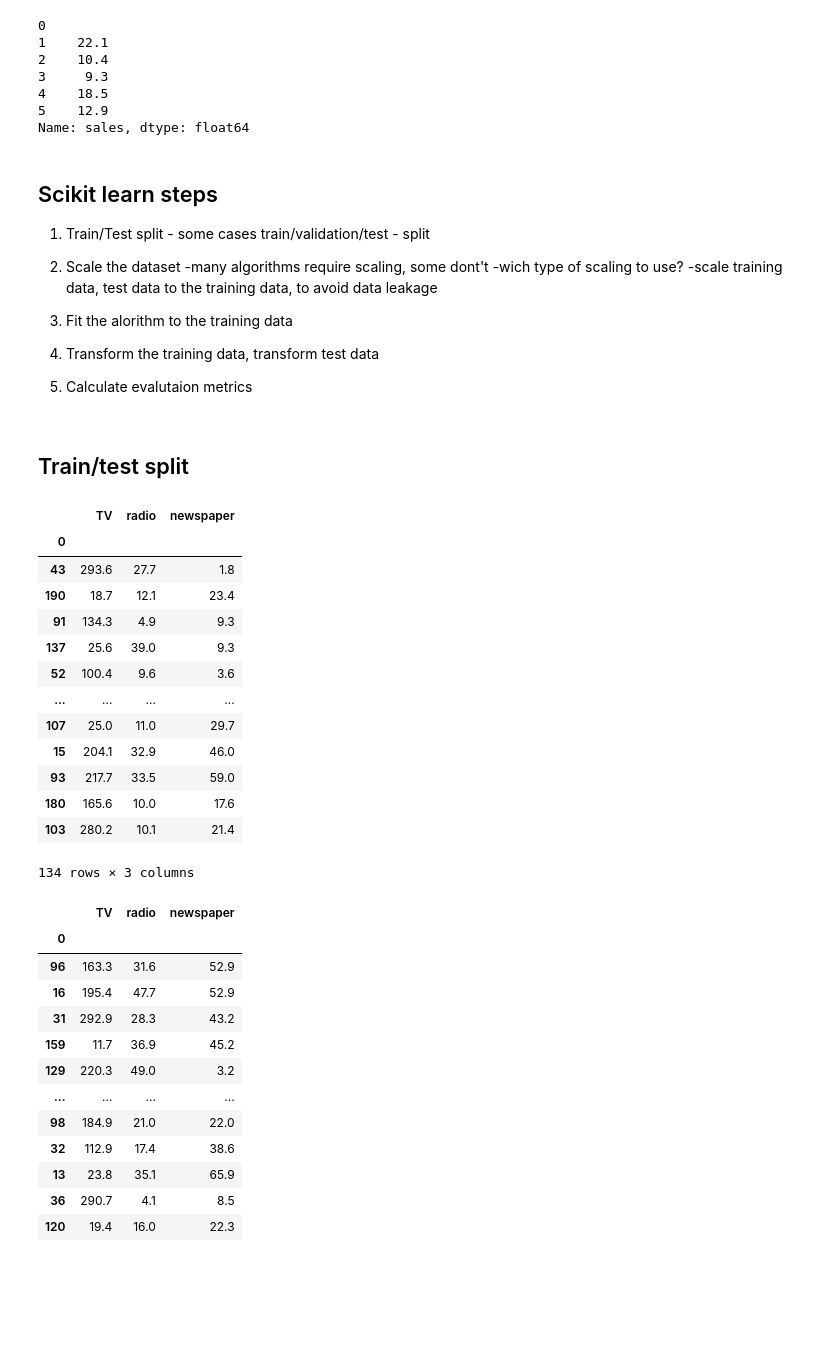
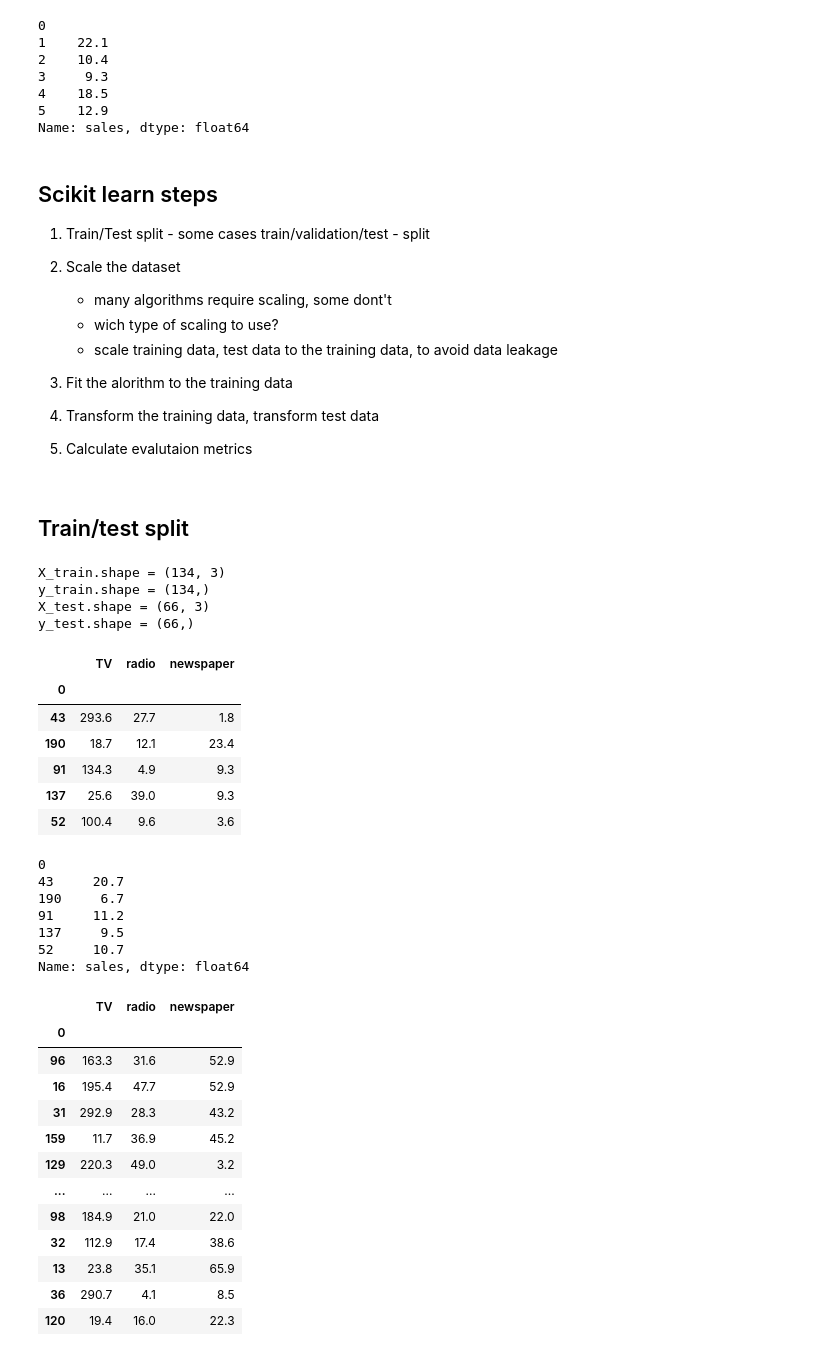
Before and after one commit to Vence85/ai_engineering_jonas_gustafsson, a Jupyter notebook: code-alongs/03_linear_regression/linear_regression.ipynb, the cells around one changed output. Cells and saved outputs as stored; diff of their text form; code cells hidden in the pictures; blank space fills up the shorter version.

```diff
--- a/explorations/linear_regression.ipynb
+++ b/code-alongs/03_linear_regression/linear_regression.ipynb
@@ -50,9 +51,9 @@ Name: sales, dtype: float64
 
 1. Train/Test split - some cases train/validation/test - split
 2. Scale the dataset
-    -many algorithms require scaling, some dont't
-    -wich type of scaling to use?
-    -scale training data, test data to the training data, to avoid data leakage
+    - many algorithms require scaling, some dont't
+    - wich type of scaling to use?
+    - scale training data, test data to the training data, to avoid data leakage
 
 3. Fit the alorithm to the training data
 4. Transform the training data, transform test data
@@ -60,28 +61,42 @@ Name: sales, dtype: float64
 # %% [markdown]
 ## Train/test split
 # %%
+
 from sklearn.model_selection import train_test_split
-
+# help ttt för att få fram koden under
 X_train, X_test, y_train, y_test = train_test_split(
 X, y, test_size=0.33, random_state=42
 )
 
-X_train
+print(f"{X_train.shape = }")
+print(f"{y_train.shape = }")
+print(f"{X_test.shape = }")
+print(f"{y_test.shape = }")
 # %% [output]
-|  | TV | radio | newspaper |
-| 0 |  |  |  |
-| 43 | 293.6 | 27.7 | 1.8 |
-| 190 | 18.7 | 12.1 | 23.4 |
-| 91 | 134.3 | 4.9 | 9.3 |
-| 137 | 25.6 | 39.0 | 9.3 |
-| 52 | 100.4 | 9.6 | 3.6 |
-| ... | ... | ... | ... |
-| 107 | 25.0 | 11.0 | 29.7 |
-| 15 | 204.1 | 32.9 | 46.0 |
-| 93 | 217.7 | 33.5 | 59.0 |
-| 180 | 165.6 | 10.0 | 17.6 |
-| 103 | 280.2 | 10.1 | 21.4 |
-134 rows × 3 columns
+X_train.shape = (134, 3)
+y_train.shape = (134,)
+X_test.shape = (66, 3)
+y_test.shape = (66,)
+# %%
+X_train.head()
+# %% [output]
+|  | TV | radio | newspaper |
+| 0 |  |  |  |
+| 43 | 293.6 | 27.7 | 1.8 |
+| 190 | 18.7 | 12.1 | 23.4 |
+| 91 | 134.3 | 4.9 | 9.3 |
+| 137 | 25.6 | 39.0 | 9.3 |
+| 52 | 100.4 | 9.6 | 3.6 |
+# %%
+y_train.head()
+# %% [output]
+0
+43     20.7
+190     6.7
+91     11.2
+137     9.5
+52     10.7
+Name: sales, dtype: float64
 # %%
 X_test
 # %% [output]
```
Also changed, not shown: parts of 10 cells of this notebook.
